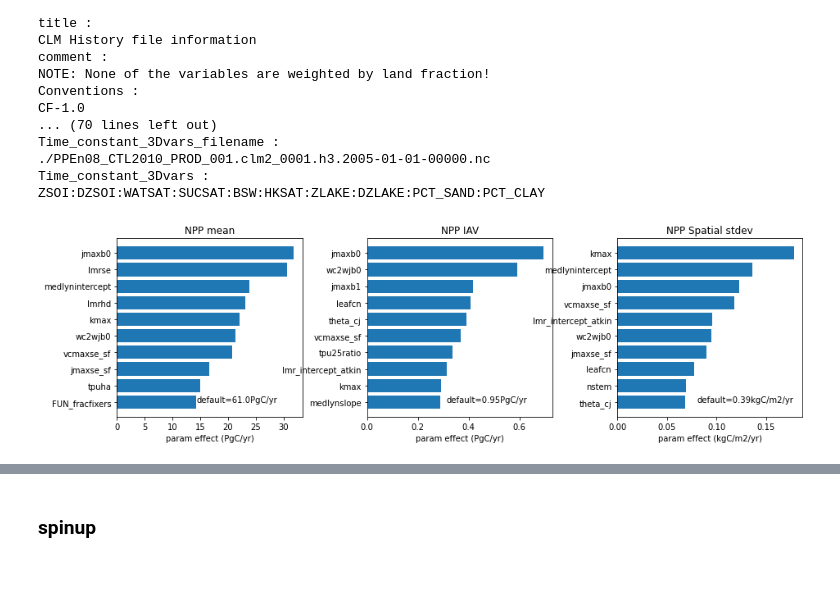
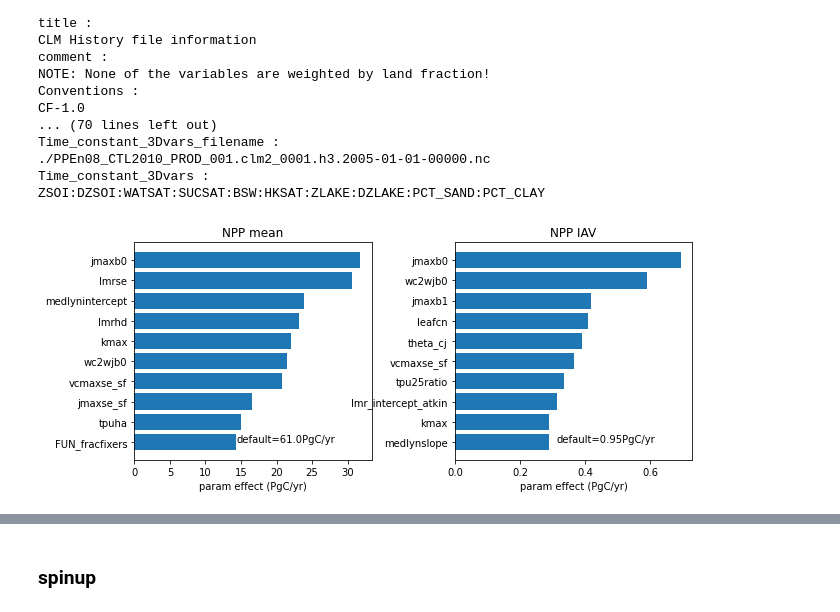
Before and after one commit to djk2120/CLM5PPE, a Jupyter notebook: pyth/CTL2010.ipynb, the cells around one changed output, grey strips where cells are left out. Saved outputs shown, nothing was run; the diff lists cells and outputs as text; code cells hidden in the pictures; blank space fills up the shorter version.

Commit message:
param effects

```diff
--- a/pyth/CTL2010.ipynb
+++ b/pyth/CTL2010.ipynb
@@ -267,35 +267,34 @@ def param_effect(da,p,op,cf):
     effect=np.array(effect)
     return effect,x
 # %%
-cf1=24*60*60*1e-9
+cf1=24*60*60*1e-9 #conversion factors
 cf2=24*60*60*1e-3
 cfs=[cf1,cf1,cf2]
-ops=['mean','IAV','Spatial stdev']
+ops=['mean','IAV']
 units=['PgC/yr','PgC/yr','kgC/m2/yr']
-field='NPP'
-da=get_da(field)
-plt.figure(figsize=[15,4])
+field = 'NPP'
+fields=[field]
+ds=get_ds(fields)
+
+plt.figure(figsize=[10,4])
 i=0
-
-ranks=[]
-
 for op,cf,unit in zip(ops,cfs,units):
     i+=1
-    effect,x=param_effect(da,op,cf)
+    effect,x=param_effect(ds.NPP,ds.param,op,cf)
     a = np.sort(effect)
     b = np.argsort(effect)
     top10 = [uniques[i] for i in b[-10:]]
 
-    plt.subplot(1,3,i)
+    plt.subplot(1,2,i)
     plt.barh(range(10),a[-10:])
     plt.yticks(range(10),top10);
     plt.xlabel('param effect ('+unit+')')
     plt.title(field+' '+op);
 
     xmid = 0.45*max(a)
     xdef = '%s' % float('%.2g' % x[0].values)
     plt.text(xmid,0,'default='+xdef+unit)
 
 plt.subplots_adjust(wspace=0.35)
 # %% [output]
-[figure, old version]
+[figure, new version]
```
Also changed, not shown: parts of 52 cells of this notebook.
